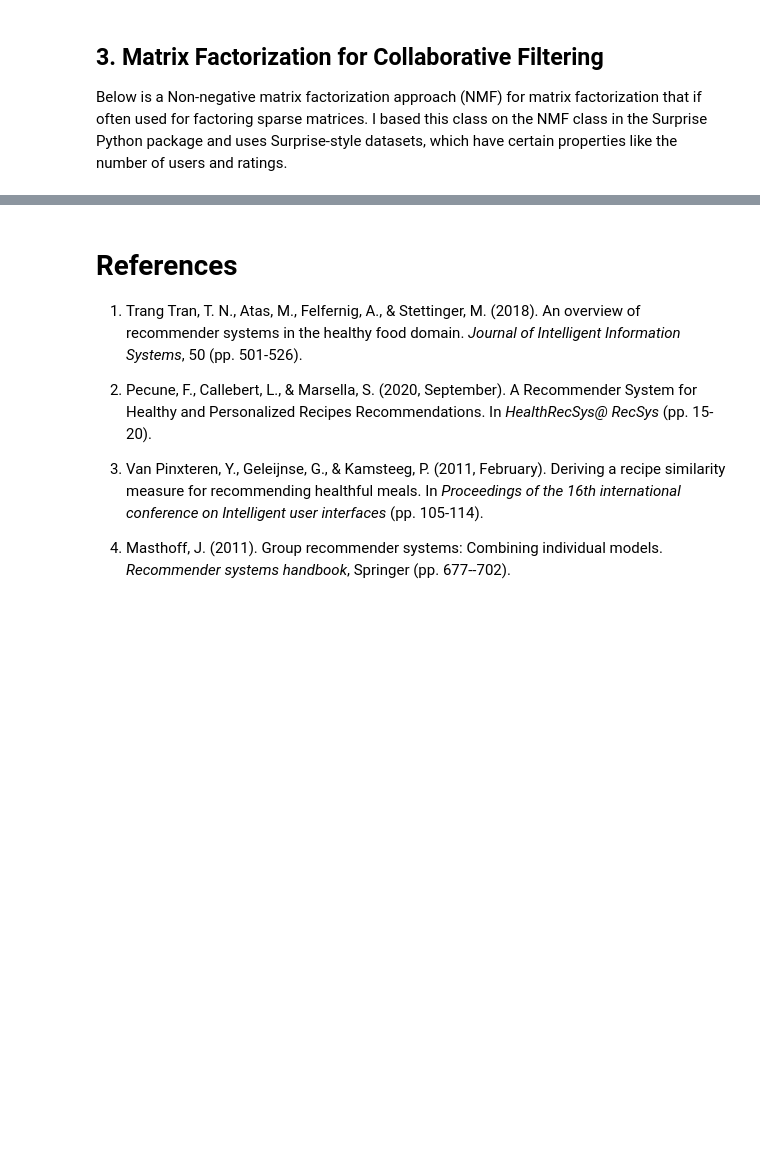
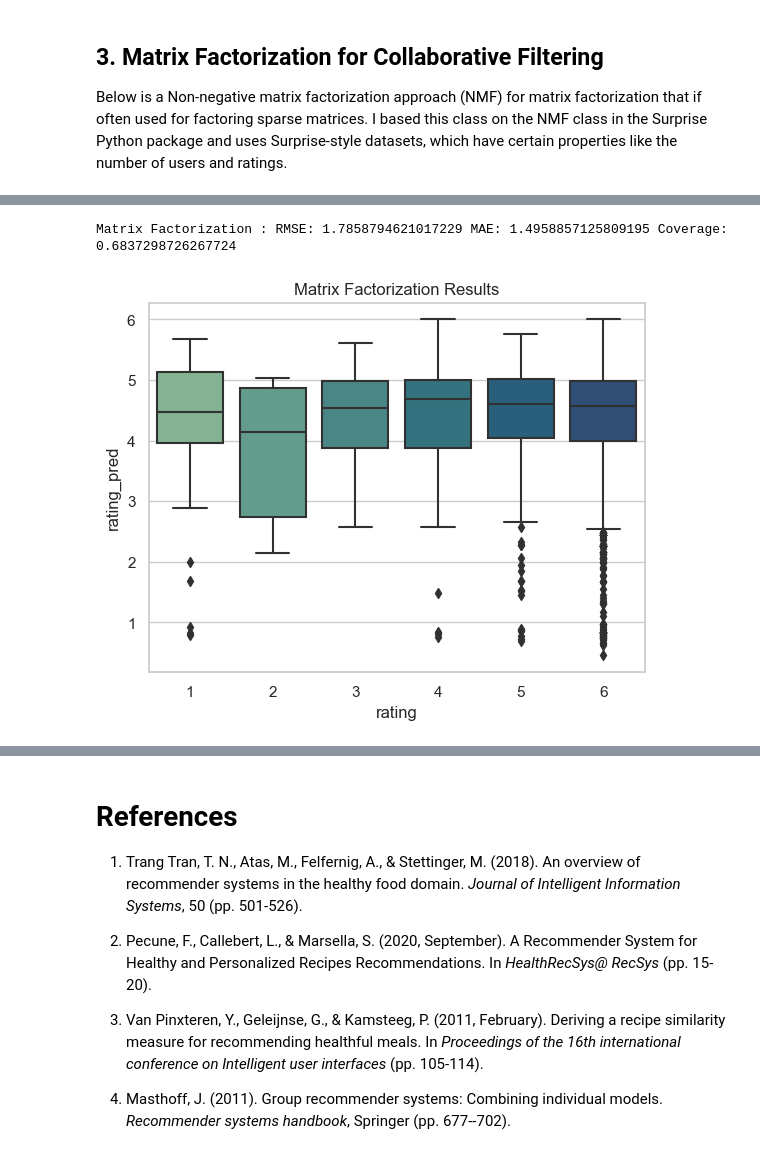
Before and after one commit to micaelamccall/recipe-recommendation, a Jupyter notebook: recipe_recommendation/recipe_recommendation.ipynb, the cells around one changed output, grey strips where cells are left out. Saved outputs shown, nothing was run; the diff lists cells and outputs as text; code cells hidden in the pictures; blank space fills up the shorter version.

```diff
--- a/recipe_recommendation/recipe_recommendation.ipynb
+++ b/recipe_recommendation/recipe_recommendation.ipynb
@@ -676,3 +676,10 @@ I trained the model by performing Gradient Descent for 100 iterations according
 loss across iterations and the distribution of testing predictions versus true ratings.
 
 ![MF_loss](../viz/MF_loss.png)
+# %%
+MF = pd.read_csv("results/MF.csv", index_col=0)
+calculate_metrics(MF, true_total, "Matrix Factorization")
+plot_results(MF, "Matrix Factorization")
+# %% [output]
+Matrix Factorization : RMSE: 1.7858794621017229 MAE: 1.4958857125809195 Coverage: 0.6837298726267724
+[figure, added]
```
Also changed, not shown: parts of 16 cells of this notebook.
